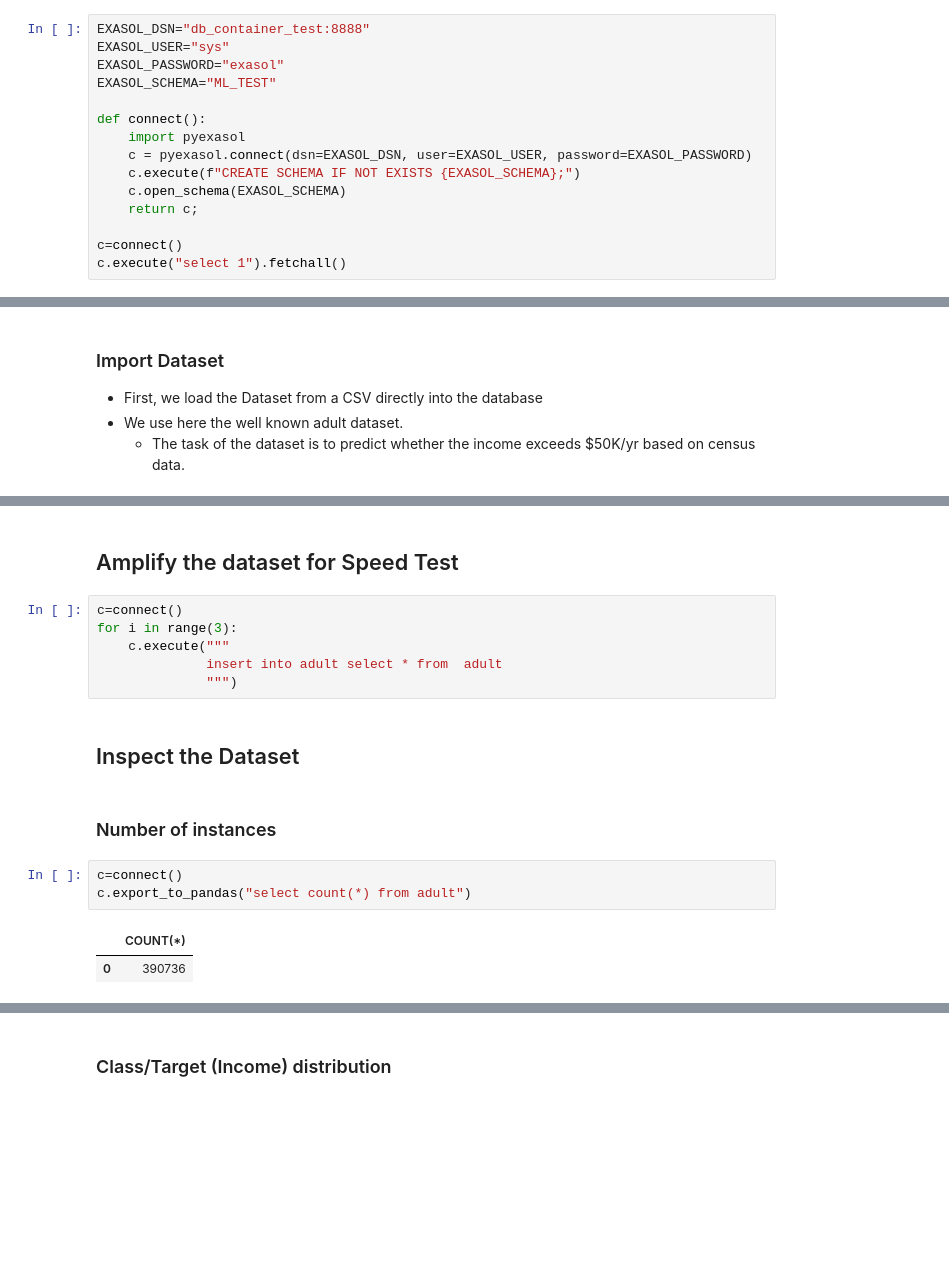
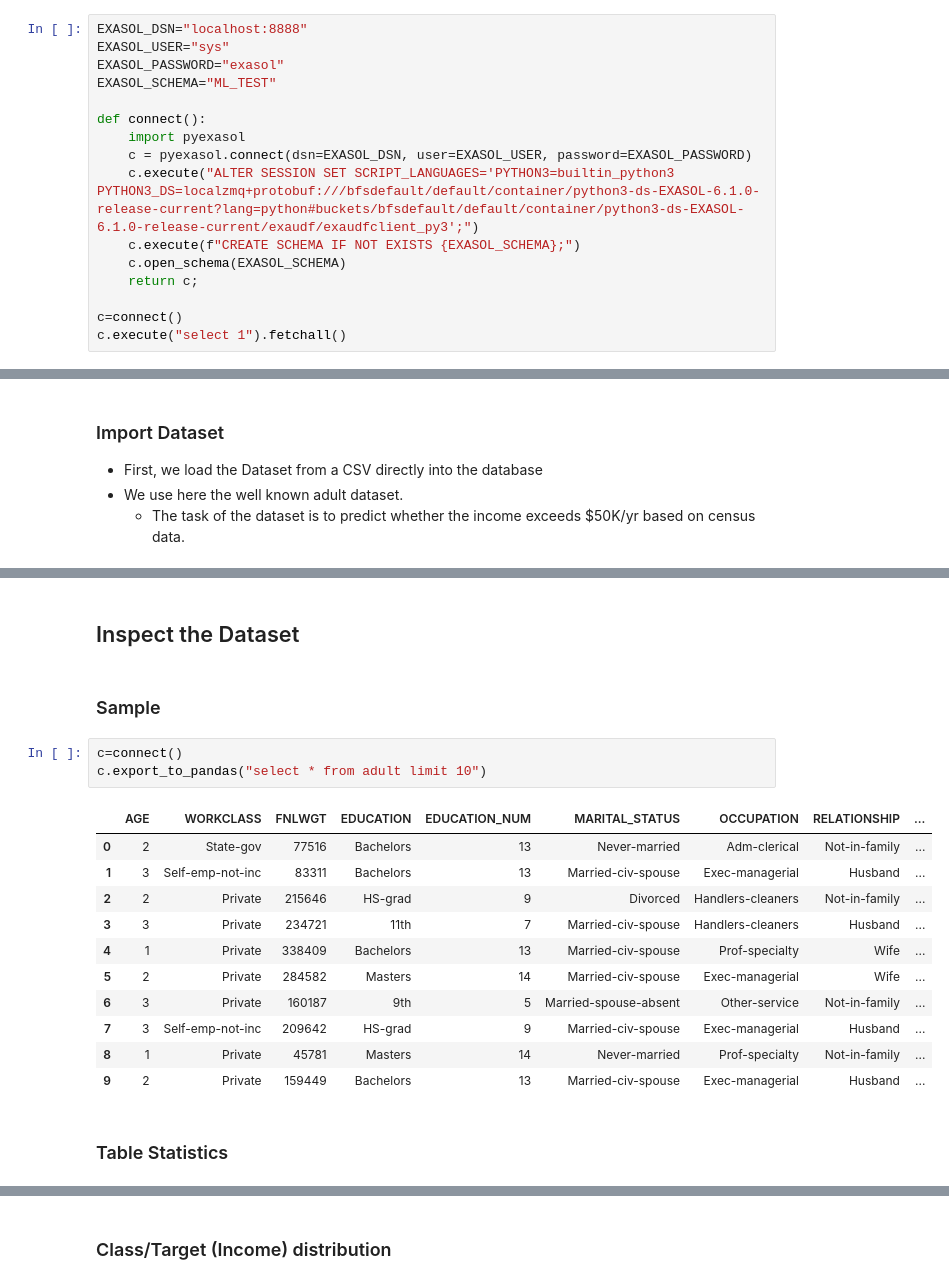
Before and after one commit to exasol/data-science-examples, a Jupyter notebook: tutorials/machine-learning/python/scikit-learn/scikit_learn_batchwise_classification.ipynb, the cells around one changed output, grey strips where cells are left out. Cells and saved outputs as stored; diff of their text form; blank space fills up the shorter version.

```diff
--- a/tutorials/machine-learning/python/scikit-learn/scikit_learn_batchwise_classification.ipynb
+++ b/tutorials/machine-learning/python/scikit-learn/scikit_learn_batchwise_classification.ipynb
@@ -55,7 +70,7 @@ Requirement already satisfied: pyasn1>=0.1.3 in /opt/conda/lib/python3.6/site-pa
 # %% [markdown]
 ### Create connection to the DB
 # %%
-EXASOL_DSN="db_container_test:8888"
+EXASOL_DSN="localhost:8888"
 EXASOL_USER="sys"
 EXASOL_PASSWORD="exasol"
 EXASOL_SCHEMA="ML_TEST"
@@ -63,6 +78,7 @@ EXASOL_SCHEMA="ML_TEST"
 def connect():
     import pyexasol
     c = pyexasol.connect(dsn=EXASOL_DSN, user=EXASOL_USER, password=EXASOL_PASSWORD)
+    c.execute("ALTER SESSION SET SCRIPT_LANGUAGES='PYTHON3=builtin_python3 PYTHON3_DS=localzmq+protobuf:///bfsdefault/default/container/python3-ds-EXASOL-6.1.0-release-current?lang=python#buckets/bfsdefault/default/container/python3-ds-EXASOL-6.1.0-release-current/exaudf/exaudfclient_py3';")
     c.execute(f"CREATE SCHEMA IF NOT EXISTS {EXASOL_SCHEMA};")
     c.open_schema(EXASOL_SCHEMA)
     return c;
@@ -117,18 +122,21 @@ c.export_to_pandas("select count(*) from adult")
-# %% [markdown]
-## Amplify the dataset for Speed Test
-# %%
-c=connect()
-for i in range(3):
-    c.execute("""
-              insert into adult select * from  adult
-              """)
 # %% [markdown]
 ## Inspect the Dataset
-# %% [markdown]
-### Number of instances
+# %% [markdown]
+### Sample
 # %%
 c=connect()
-c.export_to_pandas("select count(*) from adult")
+c.export_to_pandas("select * from adult limit 10")
 # %% [output]
-|  | COUNT(*) |
-| 0 | 390736 |
+|  | AGE | WORKCLASS | FNLWGT | EDUCATION | EDUCATION_NUM | MARITAL_STATUS | OCCUPATION | RELATIONSHIP | ... |
+| 0 | 2 | State-gov | 77516 | Bachelors | 13 | Never-married | Adm-clerical | Not-in-family | ... |
+| 1 | 3 | Self-emp-not-inc | 83311 | Bachelors | 13 | Married-civ-spouse | Exec-managerial | Husband | ... |
+| 2 | 2 | Private | 215646 | HS-grad | 9 | Divorced | Handlers-cleaners | Not-in-family | ... |
+| 3 | 3 | Private | 234721 | 11th | 7 | Married-civ-spouse | Handlers-cleaners | Husband | ... |
+| 4 | 1 | Private | 338409 | Bachelors | 13 | Married-civ-spouse | Prof-specialty | Wife | ... |
+| 5 | 2 | Private | 284582 | Masters | 14 | Married-civ-spouse | Exec-managerial | Wife | ... |
+| 6 | 3 | Private | 160187 | 9th | 5 | Married-spouse-absent | Other-service | Not-in-family | ... |
+| 7 | 3 | Self-emp-not-inc | 209642 | HS-grad | 9 | Married-civ-spouse | Exec-managerial | Husband | ... |
+| 8 | 1 | Private | 45781 | Masters | 14 | Never-married | Prof-specialty | Not-in-family | ... |
+| 9 | 2 | Private | 159449 | Bachelors | 13 | Married-civ-spouse | Exec-managerial | Husband | ... |
+# %% [markdown]
+### Table Statistics
```
Also changed, not shown: parts of 24 cells of this notebook.
